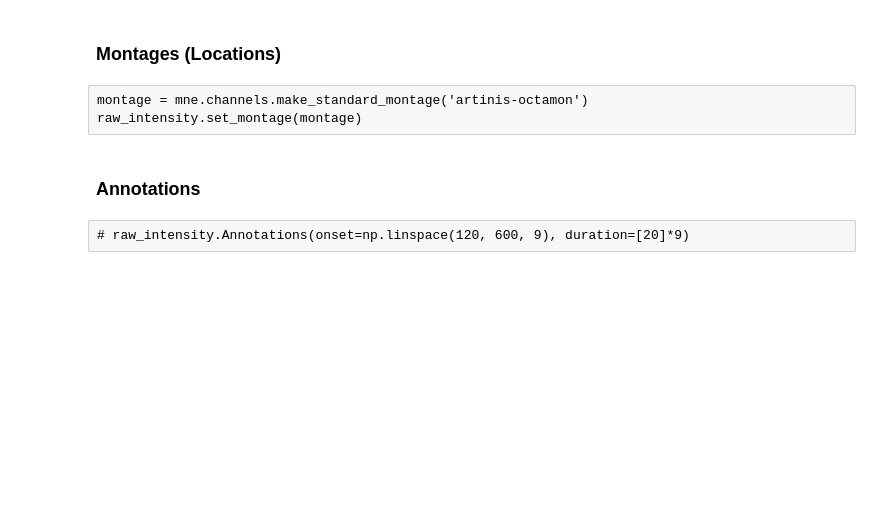
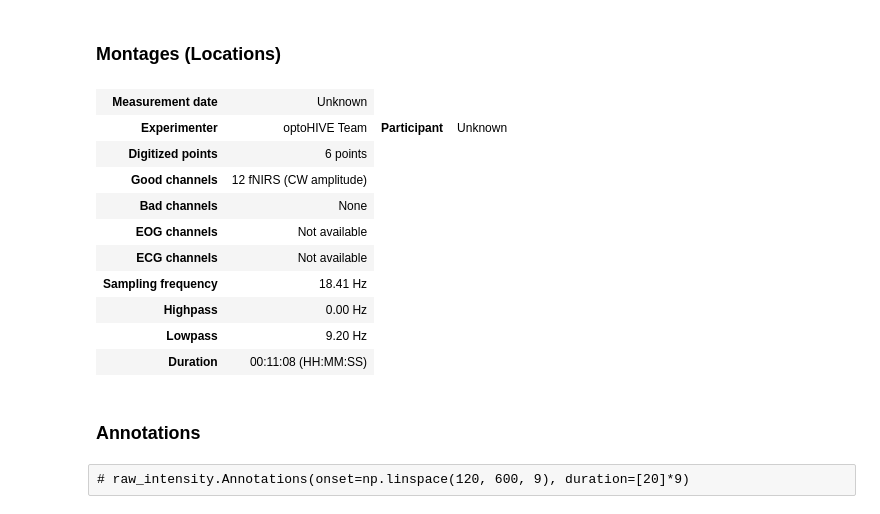
Before and after one commit to pulkitgoyal56/fnirsPy, a Jupyter notebook: main.ipynb, the cells around one changed output. Drawn from its saved outputs; the diff is of its cells as text; code cells hidden in the pictures; blank space fills up the shorter version.

```diff
--- a/main.ipynb
+++ b/main.ipynb
@@ -342,5 +374,2 @@ raw_intensity = raw_csv.copy()
 # %% [markdown]
 ### Montages (Locations)
-# %% [raw]
-montage = mne.channels.make_standard_montage('artinis-octamon')
-raw_intensity.set_montage(montage)
@@ -347,3 +384,18 @@ raw_intensity.set_montage(montage)
+# %%
+montage = mne.channels.read_custom_montage('data/custom_optode.elc', coord_frame='mri')
+raw_intensity.set_montage(montage)
+# %% [output]
+| Measurement date | Unknown |
+| Experimenter | optoHIVE Team | Participant | Unknown |
+| Digitized points | 6 points |
+| Good channels | 12 fNIRS (CW amplitude) |
+| Bad channels | None |
+| EOG channels | Not available |
+| ECG channels | Not available |
+| Sampling frequency | 18.41 Hz |
+| Highpass | 0.00 Hz |
+| Lowpass | 9.20 Hz |
+| Duration | 00:11:08 (HH:MM:SS) |
 # %% [markdown]
 ### Annotations
 # %% [raw]
```
Also changed, not shown: parts of 23 cells of this notebook.
